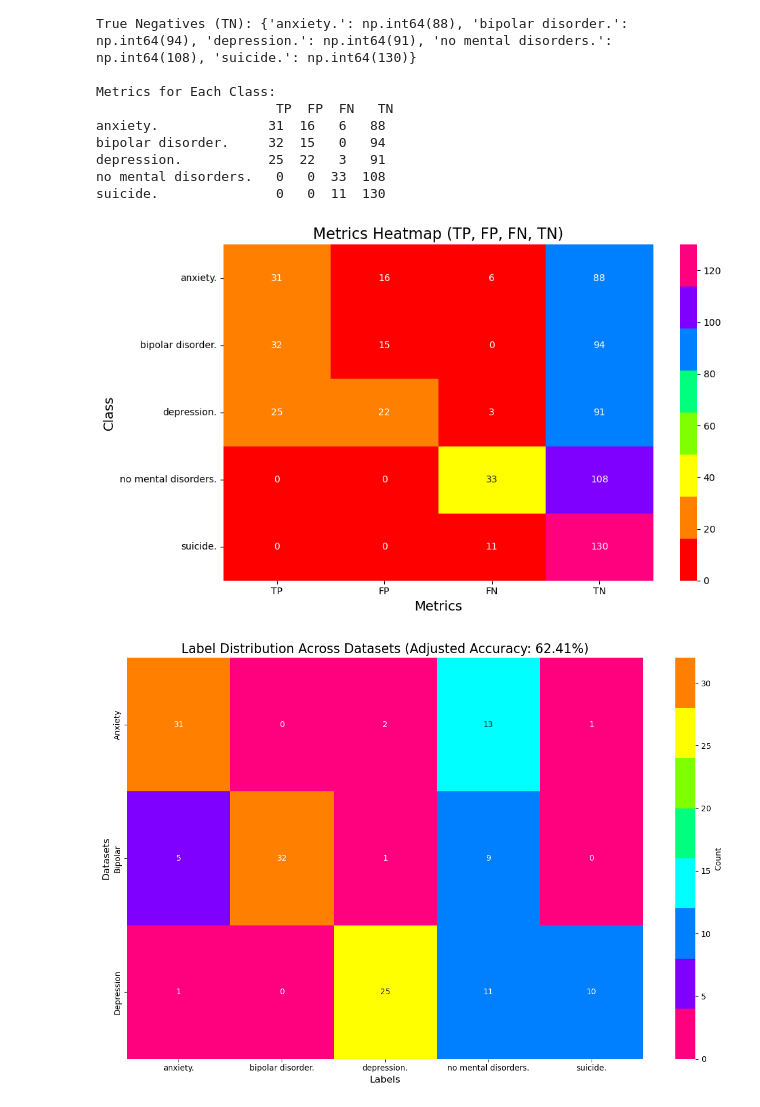
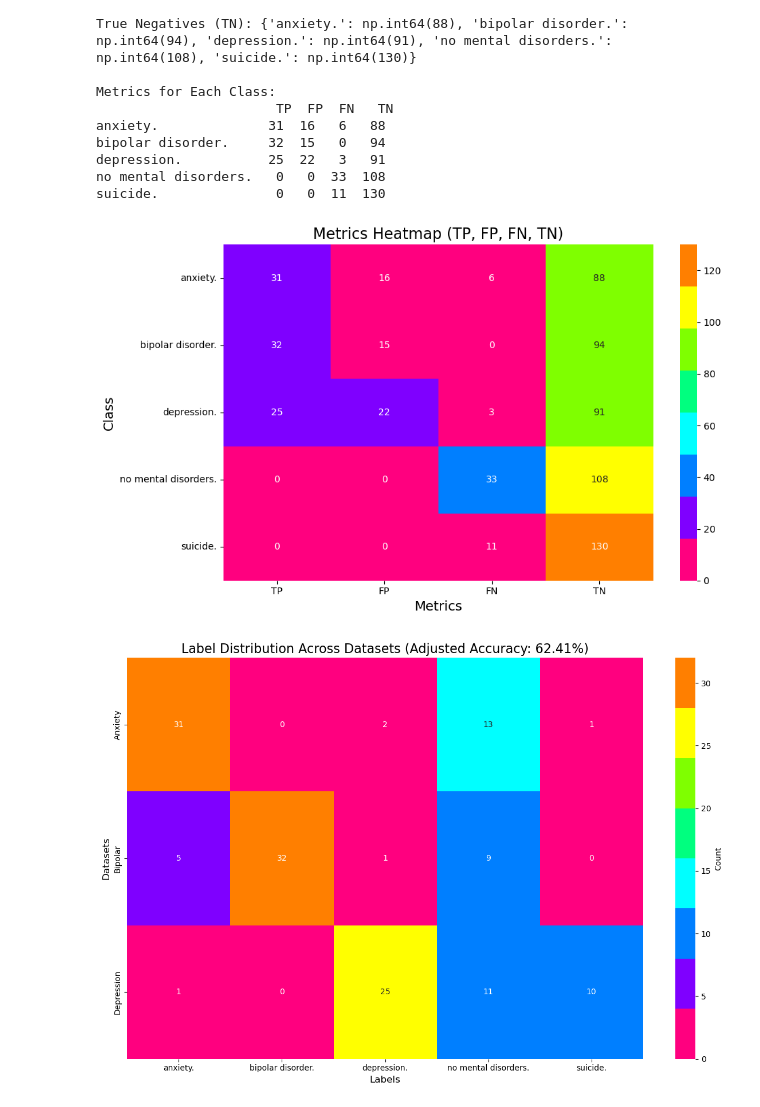
Before and after one commit to CassandraRempel/NLP-EXAM, a Jupyter notebook: Cassandra_needsProfessionalName.ipynb, the cells around one changed output. Cells and saved outputs as stored; diff of their text form; code cells hidden in the pictures.

```diff
--- a/Cassandra_needsProfessionalName.ipynb
+++ b/Cassandra_needsProfessionalName.ipynb
@@ -850,38 +777,35 @@ suicide.               0   0  11  130
 # %%
 import matplotlib.pyplot as plt
 import seaborn as sns
 
 # Define a more harmonious custom rainbow palette
-harmonious_palette = sns.color_palette(
-    [
-        "#FF0000",
-        "#FF7F00",
-        "#FFFF00",
-        "#7FFF00",
-        "#00FF7F",
-        "#007FFF",
-        "#7F00FF",
-        "#FF007F",
-    ],
-    as_cmap=True,
-)
+harmonious_palette = [
+    "#FF007F",
+    "#7F00FF",
+    "#007FFF",
+    "#00FFFF",
+    "#00FF7F",
+    "#7FFF00",
+    "#FFFF00",
+    "#FF7F00",
+]
 
 # Plot the heatmap with the harmonious palette
 plt.figure(figsize=(10, 6))
 sns.heatmap(
-    metrics,
+    metrics,  # Replace `metrics` with your DataFrame or array
     annot=True,
-    cmap=sns.color_palette(harmonious_palette, as_cmap=True),
+    cmap=sns.color_palette(harmonious_palette, as_cmap=True),  # Create a colormap
     fmt="d",
     cbar=True,
 )
 plt.title("Metrics Heatmap (TP, FP, FN, TN)", fontsize=16)
 plt.xlabel("Metrics", fontsize=14)
 plt.ylabel("Class", fontsize=14)
 plt.tight_layout()
 plt.show()
 # %% [output]
-[figure, old version]
+[figure, new version]
 # %%
 import matplotlib.pyplot as plt
 import pandas as pd
```
Also changed, not shown: parts of 5 cells of this notebook.
